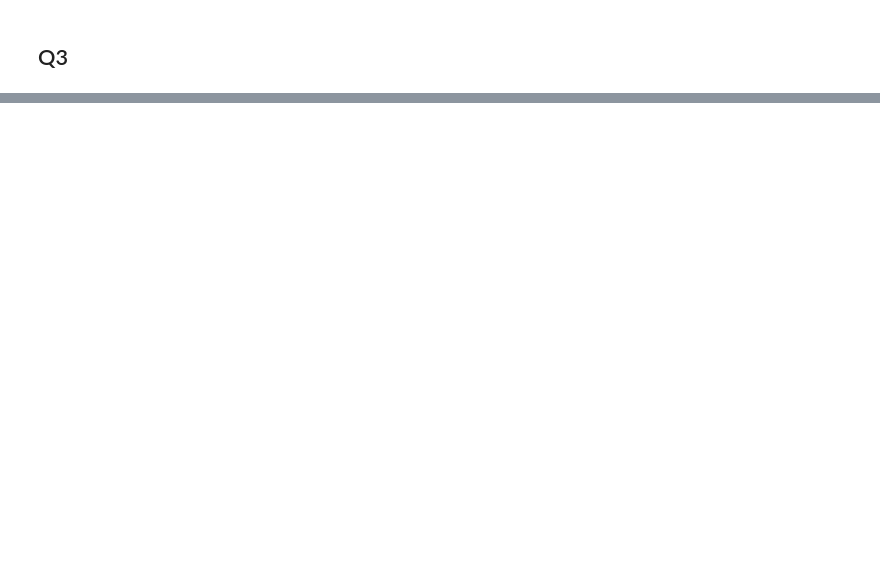
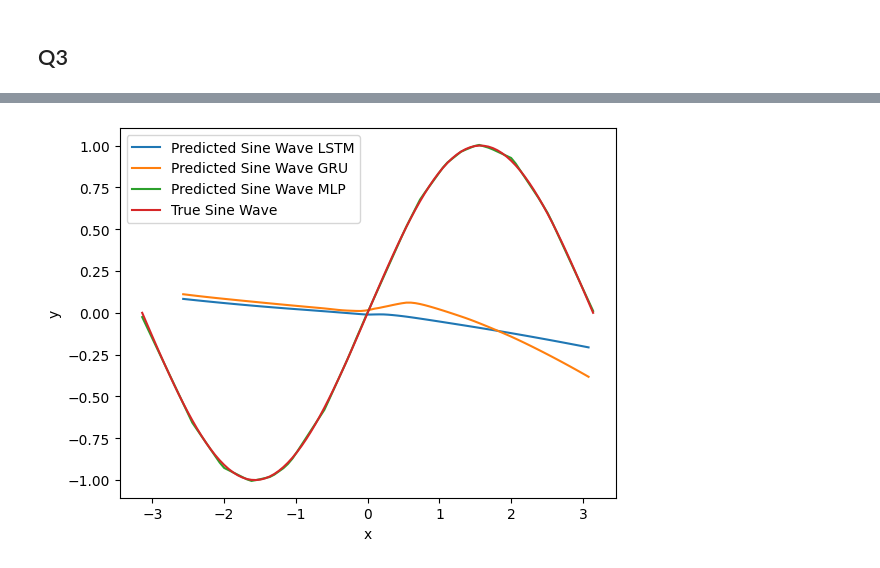
Before and after one commit to HenryLiang-123/msia_432, a Jupyter notebook: HW3/hw3.ipynb, the cells around one changed output, grey strips where cells are left out. Cells and saved outputs as stored; diff of their text form; code cells hidden in the pictures; blank space fills up the shorter version.

Commit message:
LSTM and GRU

```diff
--- a/HW3/hw3.ipynb
+++ b/HW3/hw3.ipynb
@@ -294,16 +295,26 @@ x_train = np.random.uniform(-np.pi, np.pi, 1000)
 y_train = np.sin(x_train)
 x_test = np.linspace(-np.pi, np.pi, 100)
 
+# Reshape the data to (samples, timesteps, features)
+sequence_length = 10
+x_train_rnn = np.array([x_train[i:i+sequence_length] for i in range(len(x_train)-sequence_length)])
+y_train_rnn = y_train[sequence_length:]
+x_test_rnn = np.array([x_test[i:i+sequence_length] for i in range(len(x_test)-sequence_length)])
+
+# Reshape to (samples, timesteps, features)
+x_train_rnn = x_train_rnn.reshape((-1, sequence_length, 1))
+x_test_rnn = x_test_rnn.reshape((-1, sequence_length, 1))
+
 # LSTM
 model_lstm = Sequential([
-    LSTM(50, activation='relu', input_shape=(1,1)),
+    LSTM(50, activation='relu', input_shape=(sequence_length,1)),
     Dense(1) # Regression
 ])
 model_lstm.compile(optimizer='adam', loss='mse')
 
 # GRU
 model_gru = Sequential([
-    tf.keras.layers.GRU(50, activation='relu', input_shape=(1,1)),
+    tf.keras.layers.GRU(50, activation='relu', input_shape=(sequence_length,1)),
     tf.keras.layers.Dense(1)
 ])
 model_gru.compile(optimizer='adam', loss='mse')
@@ -314,3 +325,4 @@ model_mlp = Sequential([
     Dense(16, activation = 'relu'),
     Dense(1, activation='linear')
 ])
+model_mlp.compile(optimizer='adam', loss='mse')
@@ -316,0 +332,15 @@ model_mlp = Sequential([
+# %%
+# Earlystop
+callback = tf.keras.callbacks.EarlyStopping(monitor='loss', patience=3)
+
+# LSTM
+history_lstm = model_lstm.fit(x_train_rnn, y_train_rnn, epochs = 100, callbacks=[callback])
+y_pred_lstm = model_lstm.predict(x_test_rnn)
+
+# GRU
+history_gru = model_gru.fit(x_train_rnn, y_train_rnn, epochs = 100, callbacks=[callback])
+y_pred_gru = model_gru.predict(x_test_rnn)
+
+# MLP
+history_mlp = model_mlp.fit(x_train, y_train, epochs = 100, callbacks=[callback])
+y_pred_mlp = model_mlp.predict(x_test)
@@ -316,0 +365,13 @@ model_mlp = Sequential([
+# %%
+x_test_flattened = x_test_rnn[:,-1,0]
+
+plt.plot(x_test_flattened, y_pred_lstm.flatten(), label='Predicted Sine Wave LSTM')
+plt.plot(x_test_flattened, y_pred_gru.flatten(), label='Predicted Sine Wave GRU')
+plt.plot(x_test, y_pred_mlp, label='Predicted Sine Wave MLP')
+plt.plot(x_test, np.sin(x_test), label='True Sine Wave')
+plt.xlabel('x')
+plt.ylabel('y')
+plt.legend()
+plt.show()
+# %% [output]
+[figure, added]
```
Also changed, not shown: parts of 4 cells of this notebook.
